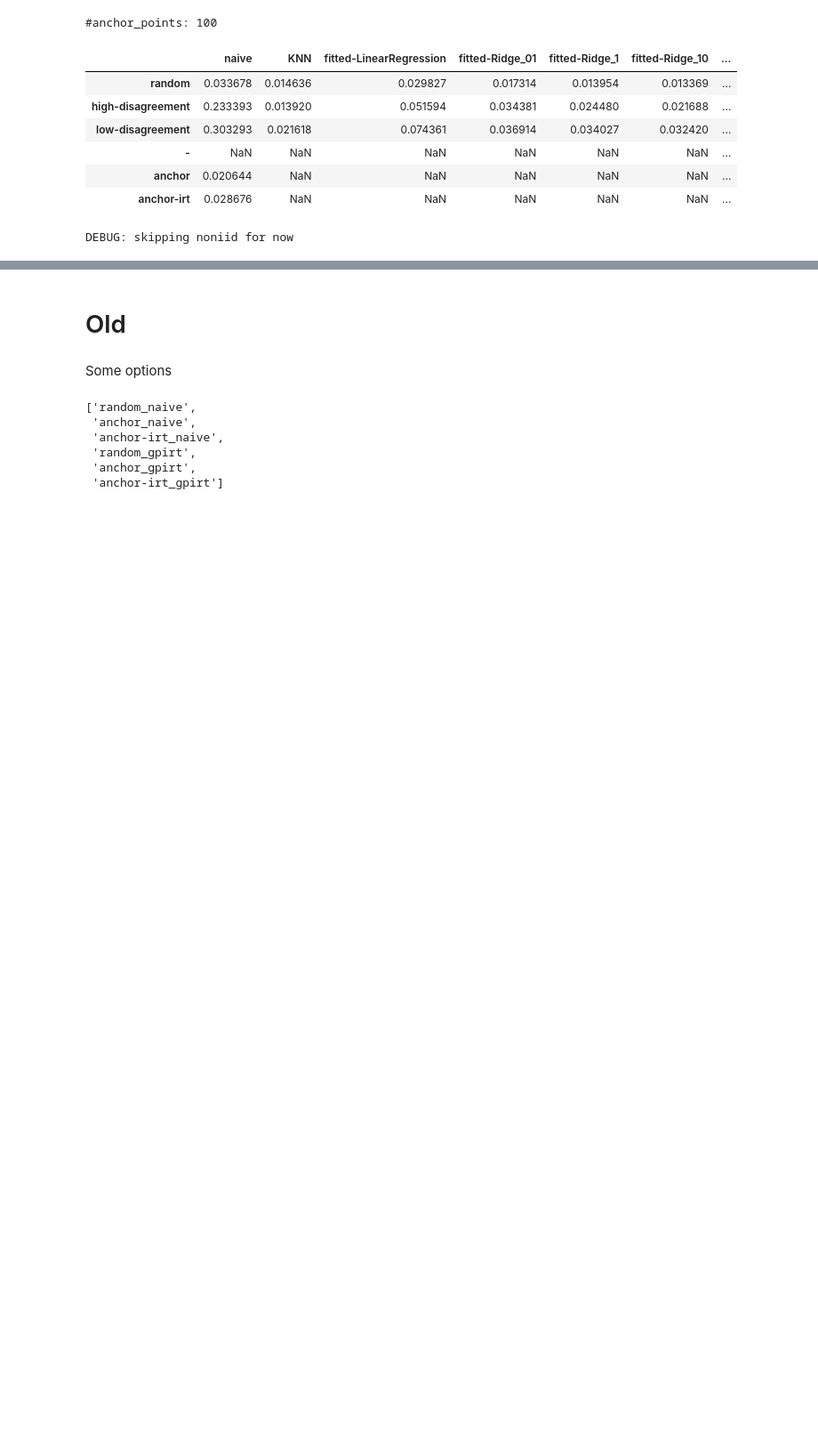
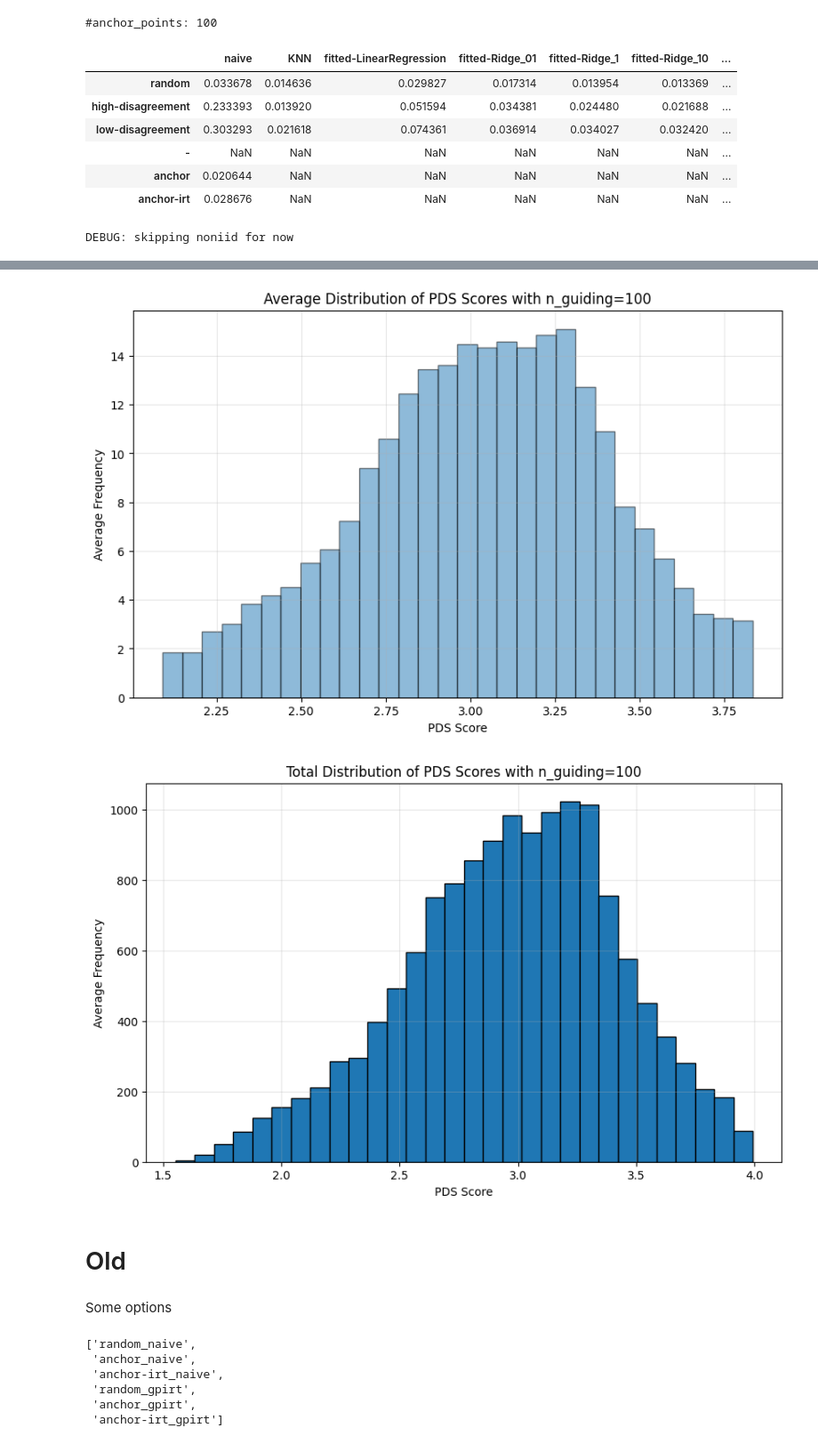
Before and after one commit to AlexanderRubinstein/efficbench, a Jupyter notebook: generate_plots.ipynb, the cells around one changed output, grey strips where cells are left out. Shown at 89% size. Cells and saved outputs as stored; diff of their text form; code cells hidden in the pictures; blank space fills up the shorter version.

```diff
--- a/generate_plots.ipynb
+++ b/generate_plots.ipynb
@@ -177,3 +251,8 @@ DEBUG: skipping noniid for now
+# %%
+plot_pds_distributions(key='n_guiding=100', pds_scores_folder="disagreement_scores_per_strata")
+# %% [output]
+[figure, added]
+[figure, added]
 # %% [markdown]
 # Old
 # %% [markdown]
```
Also changed, not shown: parts of 6 cells of this notebook.
